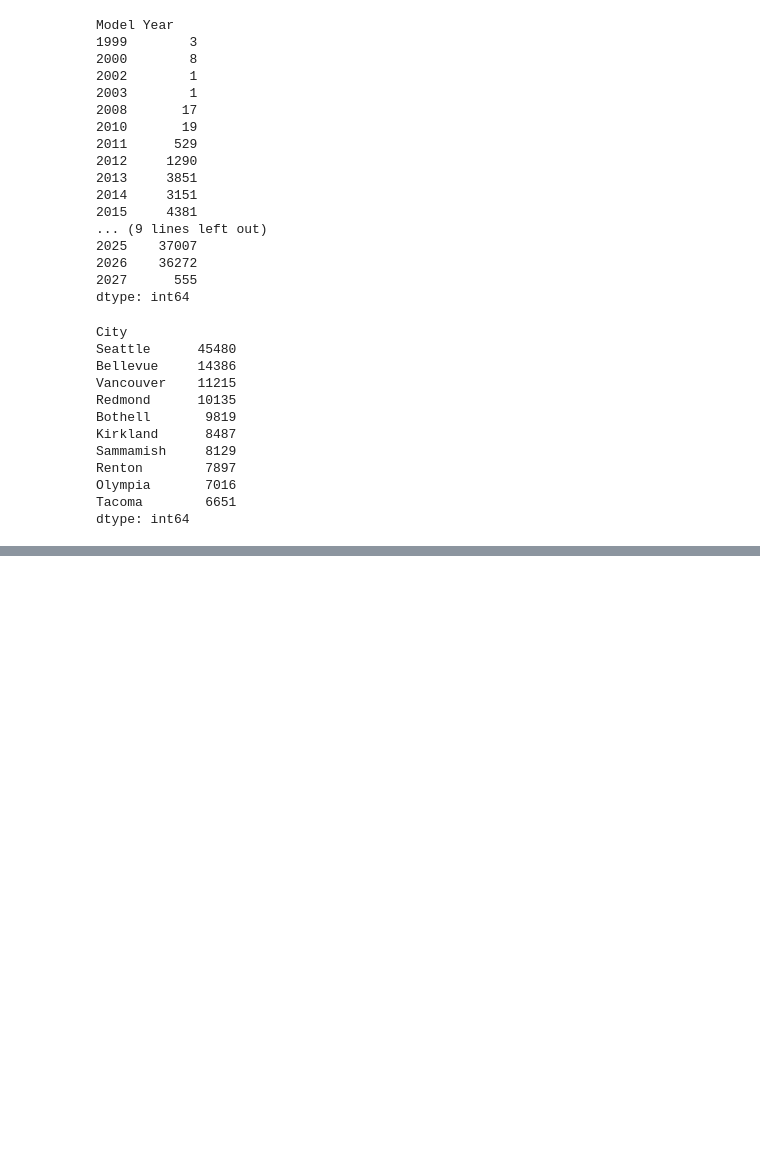
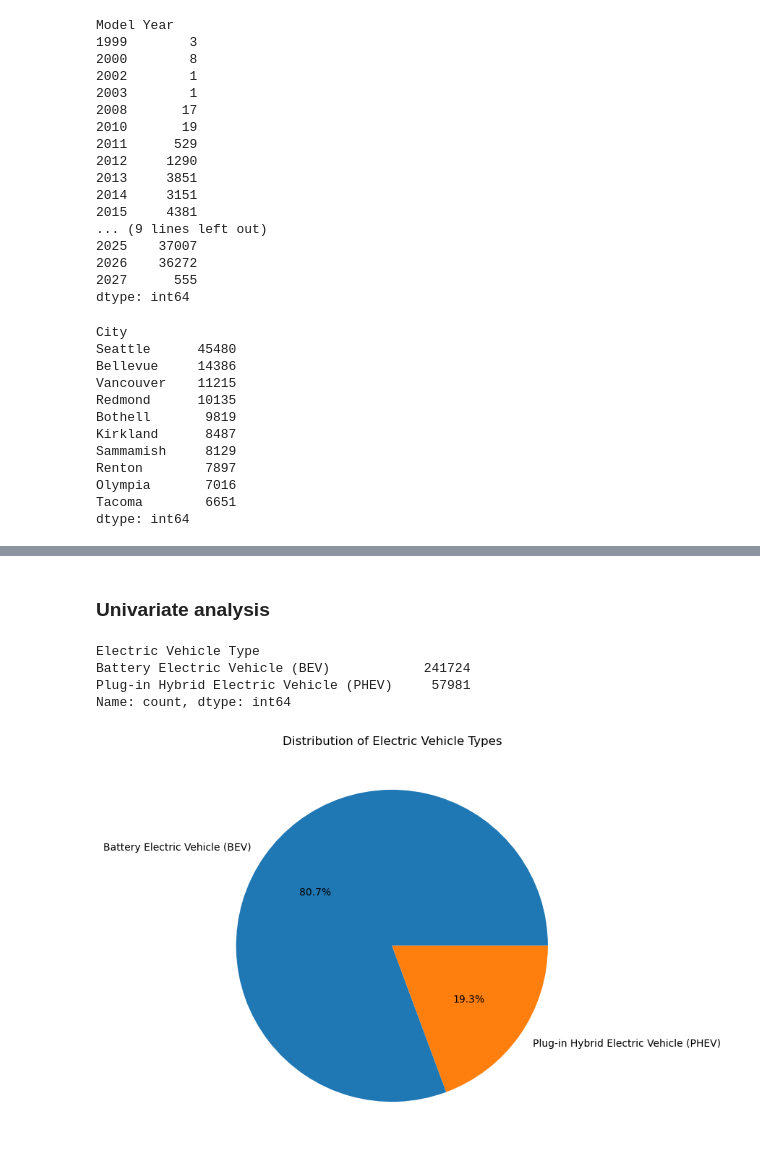
Before and after one commit to varshaamith8-coder/MAIN-PROJECT, a Jupyter notebook: MAIN PROJECT.ipynb, the cells around one changed output, grey strips where cells are left out. Cells and saved outputs as stored; diff of their text form; code cells hidden in the pictures; blank space fills up the shorter version.

```diff
--- a/MAIN PROJECT.ipynb
+++ b/MAIN PROJECT.ipynb
@@ -505,0 +615,21 @@ df
+# %% [markdown]
+### Univariate analysis
+# %%
+# Electric Vehicle Type
+
+df['Electric Vehicle Type'].value_counts()
+# %% [output]
+Electric Vehicle Type
+Battery Electric Vehicle (BEV)            241724
+Plug-in Hybrid Electric Vehicle (PHEV)     57981
+Name: count, dtype: int64
+# %%
+df['Electric Vehicle Type'].value_counts().plot(
+    kind='pie',
+    autopct='%1.1f%%',
+    figsize=(7,7))
+plt.title('Distribution of Electric Vehicle Types')
+plt.ylabel('')
+plt.show()
+# %% [output]
+[figure, added]
```
Also changed, not shown: parts of 58 cells of this notebook.
